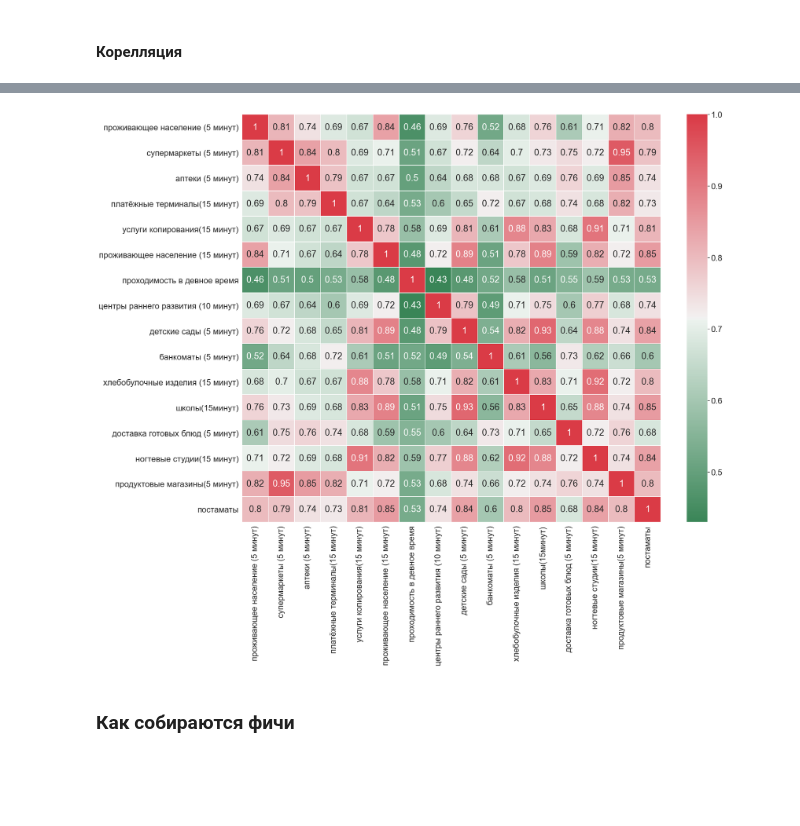
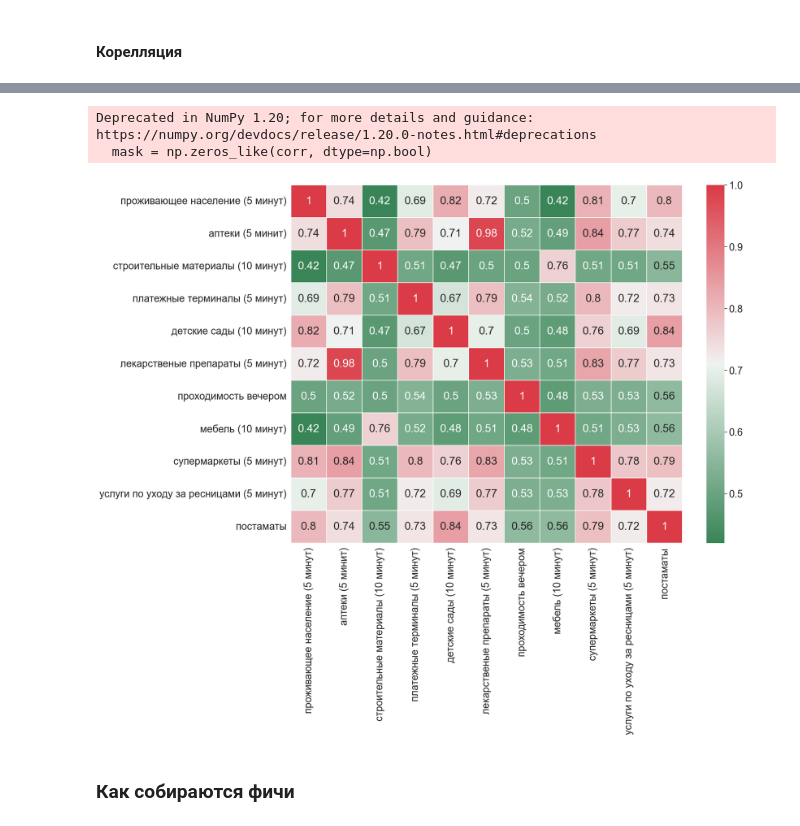
Before and after one commit to GavrilinEugene/postamat_recomendation_system, a Jupyter notebook: notebooks/model_rnd.ipynb, the cells around one changed output, grey strips where cells are left out. Cells and saved outputs as stored; diff of their text form; code cells hidden in the pictures; blank space fills up the shorter version.

Commit message:
fixed model wo mask. added pickle

```diff
--- a/notebooks/model_rnd.ipynb
+++ b/notebooks/model_rnd.ipynb
@@ -147,14 +160,16 @@ def run_model(clf, MODEL_COLUMNS, verbosity=True, print_plot=False):
             eval_set=(X_val[MODEL_COLUMNS], y_val),
             plot=print_plot,
     )
-    return clf, score['test_recall'].mean()
+    return clf, score['test_accuracy'].mean(), score['test_roc_auc'].mean(), \
+            score['test_recall'].mean(), score['test_precision'].mean()
 # %%
 clf = CatBoostClassifier(
-    iterations=150,
+    iterations=200,
+    depth=2,
     learning_rate=0.1,
     loss_function='CrossEntropy',
     random_state=RANDOM_STATE,
     verbose=False
 )
-clf_baseline, _ = run_model(clf, MODEL_COLUMNS, print_plot=True)
+clf_baseline, _, _, _, _ = run_model(clf, MODEL_COLUMNS, print_plot=True)
 # %% [output]
@@ -603,11 +479,11 @@ KeplerGl(config={'version': 'v1', 'config': {'visState': {'filters': [], 'layers
 # %%
 corr_columns = list(MODEL_COLUMNS).copy()
 corr_columns.append('postamaty_walking_10min')
-corr_columns.remove('razrabotka_programmnogo_obespechenija_walking_15min')
-corr_columns.remove('remont_hodovoj_chasti_avtomobilja_walking_10min')
-corr_columns.remove('avtoremont_i_tehobsluzhivanie_sto_walking_5min')
-corr_columns.remove('stroitelnye_materialy_walking_15min')
-corr_columns.remove('stroitelnye_materialy_walking_5min')
+# corr_columns.remove('razrabotka_programmnogo_obespechenija_walking_15min')
+# corr_columns.remove('remont_hodovoj_chasti_avtomobilja_walking_10min')
+# corr_columns.remove('avtoremont_i_tehobsluzhivanie_sto_walking_5min')
+# corr_columns.remove('stroitelnye_materialy_walking_15min')
+# corr_columns.remove('stroitelnye_materialy_walking_5min')
 # %%
 corr_columns
 # %% [output]
@@ -630,55 +501,48 @@ corr_columns
 # %%
 import seaborn as sns
 import matplotlib.pyplot as plt
+import numpy as np
 
-fig, ax = plt.subplots(figsize=(25,20))
+fig, ax = plt.subplots(figsize=(19,14))
 # label to make it neater
 labels = {
-    'postamaty_walking_10min': 'постаматы',
-    'population_walking_5min':'проживающее население (5 минут)',
-    'supermarkety_walking_5min':'супермаркеты (5 минут)',
-    'platezhnye_terminaly_walking_5min':'платёжные терминалы(15 минут)',
-    'kopirovalnye_uslugi_walking_15min':'услуги копирования(15 минут)',
-    'stroitelnye_materialy_walking_5min':'строительные материалы (15 минут)',
-    'population_walking_15min':'проживающее население (15 минут)',
-    'razrabotka_programmnogo_obespechenija_walking_15min':'разработка програмного обеспечения (15 минут)',
-    'cnt_afternoon':'проходимость в девное время',
-    'tsentry_rannego_razvitija_detej_walking_10min':'центры раннего развития (10 минут)',
-    'remont_hodovoj_chasti_avtomobilja_walking_10min': 'ремонт ходовой части атов (10 минут)' ,
-    'detskie_sady_walking_15min':'детские сады (5 минут)',
-    'bankomaty_walking_5min':'банкоматы (5 минут)',
-    'apteki_walking_5min':'аптеки (5 минут)',
-    'hlebobulochnye_izdelija_walking_15min':'хлебобулочные изделия (15 минут)',
-    'shkoly_walking_15min':'школы(15минут)',
-    'stroitelnye_materialy_walking_15min':'строительные материалы(15 минут)',
-    'nogtevye_studii_walking_15min':'ногтевые студии(15 минут)',
-    'avtoremont_i_tehobsluzhivanie_sto_walking_5min':'авторемонты и СТО(5 минут)',
-    'produktovye_magaziny_walking_5min':'продуктовые магазины(5 минут)',
-    'dostavka_gotovyh_bljud_walking_5min': 'доставка готовых блюд (5 минут)'
+     'population_walking_5min': 'проживающее население (5 минут)',
+     'apteki_walking_5min': 'аптеки (5 минит)',
+     'stroitelnye_materialy_walking_10min': 'строительные материалы (10 минут)',
+     'platezhnye_terminaly_walking_5min': 'платежные терминалы (5 минут)',
+     'detskie_sady_walking_10min': 'детские сады (10 минут)',
+     'lekarstvennye_preparaty_walking_5min': 'лекарственые препараты (5 минут)',
+     'cnt_evening': 'проходимость вечером',
+     'mjagkaja_mebel_walking_10min': 'мебель (10 минут)',
+     'supermarkety_walking_5min': 'супермаркеты (5 минут)',
+     'uslugi_po_uhodu_za_resnitsami__brovjami_walking_5min': 'услуги по уходу за ресницами (5 минут)',
+     'postamaty_walking_10min': 'постаматы'
 }
 corr = df_piv[corr_columns].corr(method='spearman')
 corr = corr.rename(labels)
 corr.columns = [labels[x] for x in corr.columns]
 corr = corr.round(2)
 
 # remove the top right triange - duplicate information
 mask = np.zeros_like(corr, dtype=np.bool)
 mask[np.triu_indices_from(mask)] = True
 
 # Colors
 cmap = sns.diverging_palette(500, 10, as_cmap=True)
 
 # uncomment this if you want only the lower triangle matrix
 # ans=sns.heatmap(corr, mask=mask,  linewidths=1, cmap=cmap, center=0)
 sns.set(font_scale=2)
 ans=sns.heatmap(corr,  linewidths=.3, cmap=cmap, annot=True, ax=ax)
 # plt.setp(ans.get_xticklabels(), rotation=45)
 
 # #save image
 # figure = ans.get_figure()
 # figure.savefig('correlations.png', dpi=800)
 # %% [output]
+Deprecated in NumPy 1.20; for more details and guidance: https://numpy.org/devdocs/release/1.20.0-notes.html#deprecations
+  mask = np.zeros_like(corr, dtype=np.bool)
-[figure, old version]
+[figure, new version]
 # %% [markdown]
 ### Как собираются фичи
 # %%
```
Also changed, not shown: parts of 35 cells of this notebook, 1 other file.
